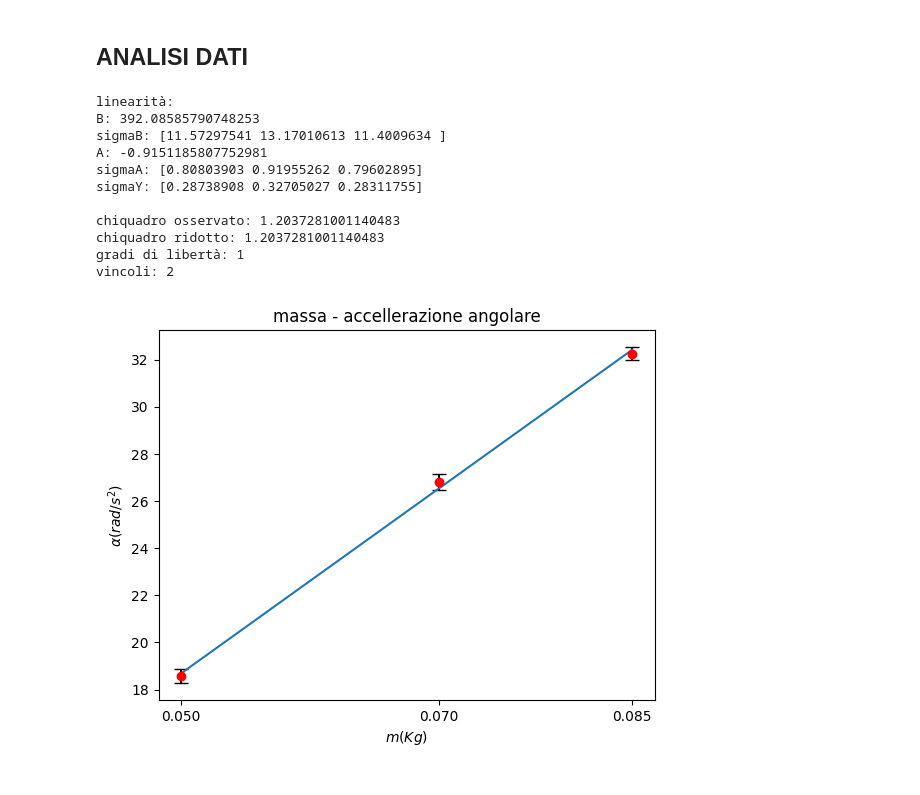
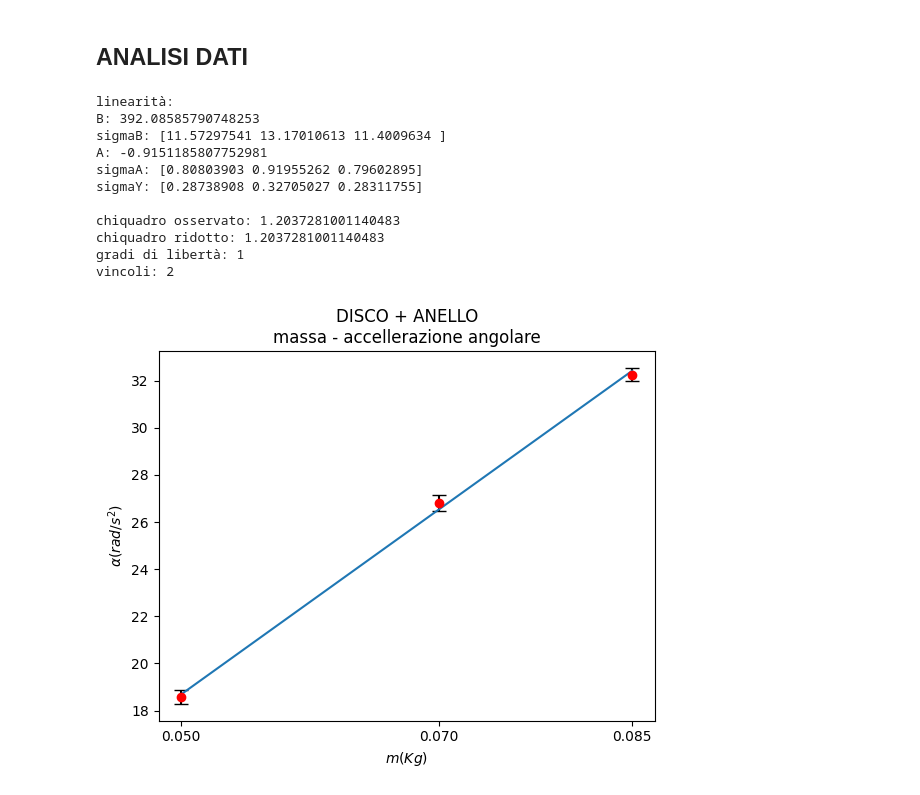
Before and after one commit to CarminatiGiovanni/LaboratorioFisica1, a Jupyter notebook: PENDOLO DI TORSIONE/PYTHON/disco_anello.ipynb, the cells around one changed output. Cells and saved outputs as stored; diff of their text form; code cells hidden in the pictures.

```diff
--- a/PENDOLO DI TORSIONE/PYTHON/disco_anello.ipynb
+++ b/PENDOLO DI TORSIONE/PYTHON/disco_anello.ipynb
@@ -35,24 +35,24 @@ sigma_alfa = (sigma_alfa/180)*np.pi #rad/s^2
 # %%
 r = RettaInterpolata(m, alfa, sigma_alfa) # interpolazione
 plt.errorbar(m,alfa,yerr=r.sigmaY,fmt='o',color='red',ecolor='black',capsize=5)
 plt.plot(r.best_x,r.best_y) # array alta densità
 plt.xticks(m)
-plt.title("massa - accellerazione angolare")
+plt.title("DISCO + ANELLO\nmassa - accellerazione angolare")
 plt.ylabel("$\\alpha (rad/s^2)$")
 plt.xlabel("$m (Kg)$")
 # plt.show()
 
 print(r)
 # %% [output]
 linearità:
 B: 392.08585790748253
 sigmaB: [11.57297541 13.17010613 11.4009634 ]
 A: -0.9151185807752981
 sigmaA: [0.80803903 0.91955262 0.79602895]
 sigmaY: [0.28738908 0.32705027 0.28311755]
 
 chiquadro osservato: 1.2037281001140483
 chiquadro ridotto: 1.2037281001140483
 gradi di libertà: 1
 vincoli: 2
-[figure, old version]
+[figure, new version]
```
Also changed, not shown: 4 other files.
